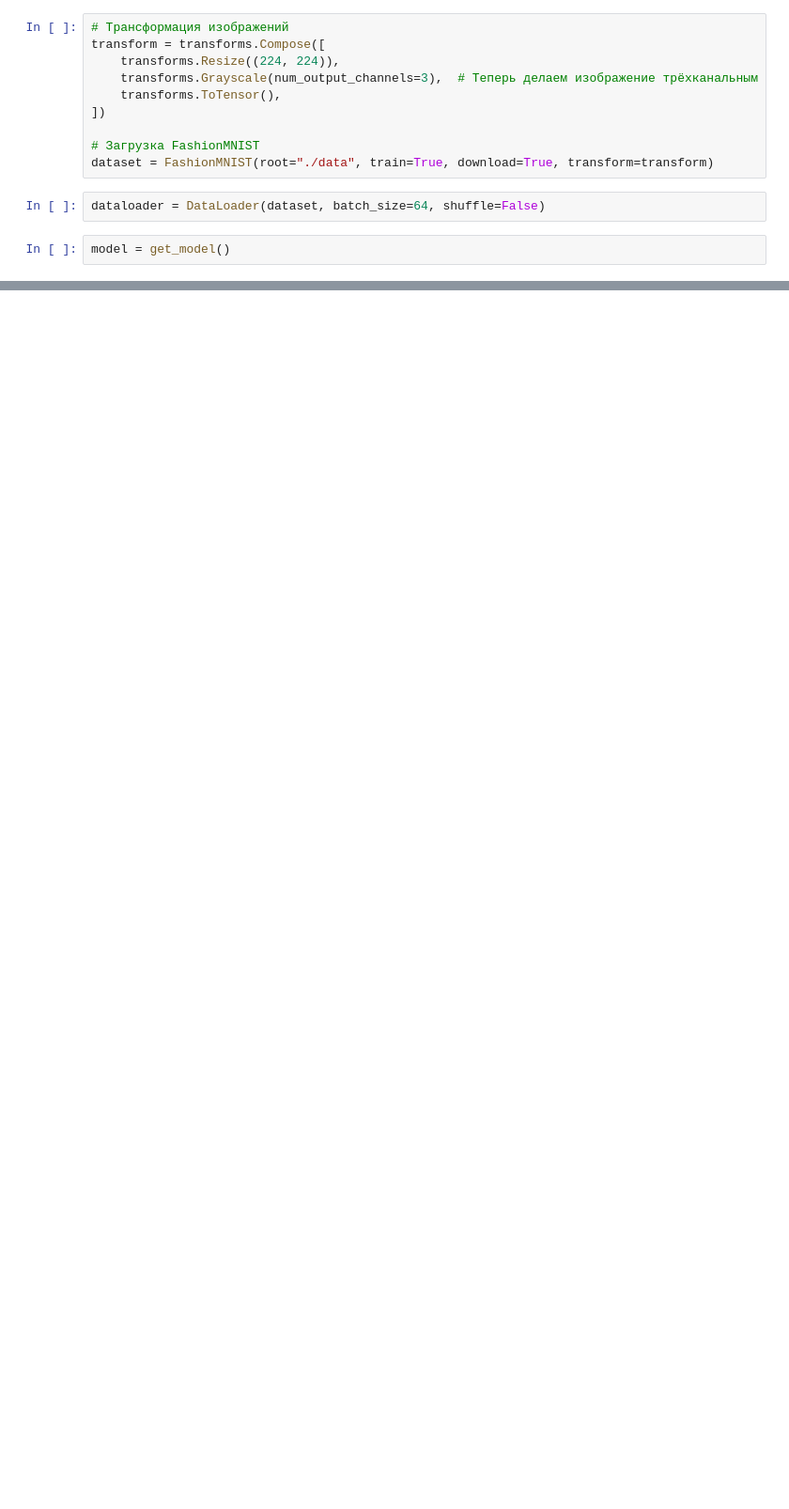
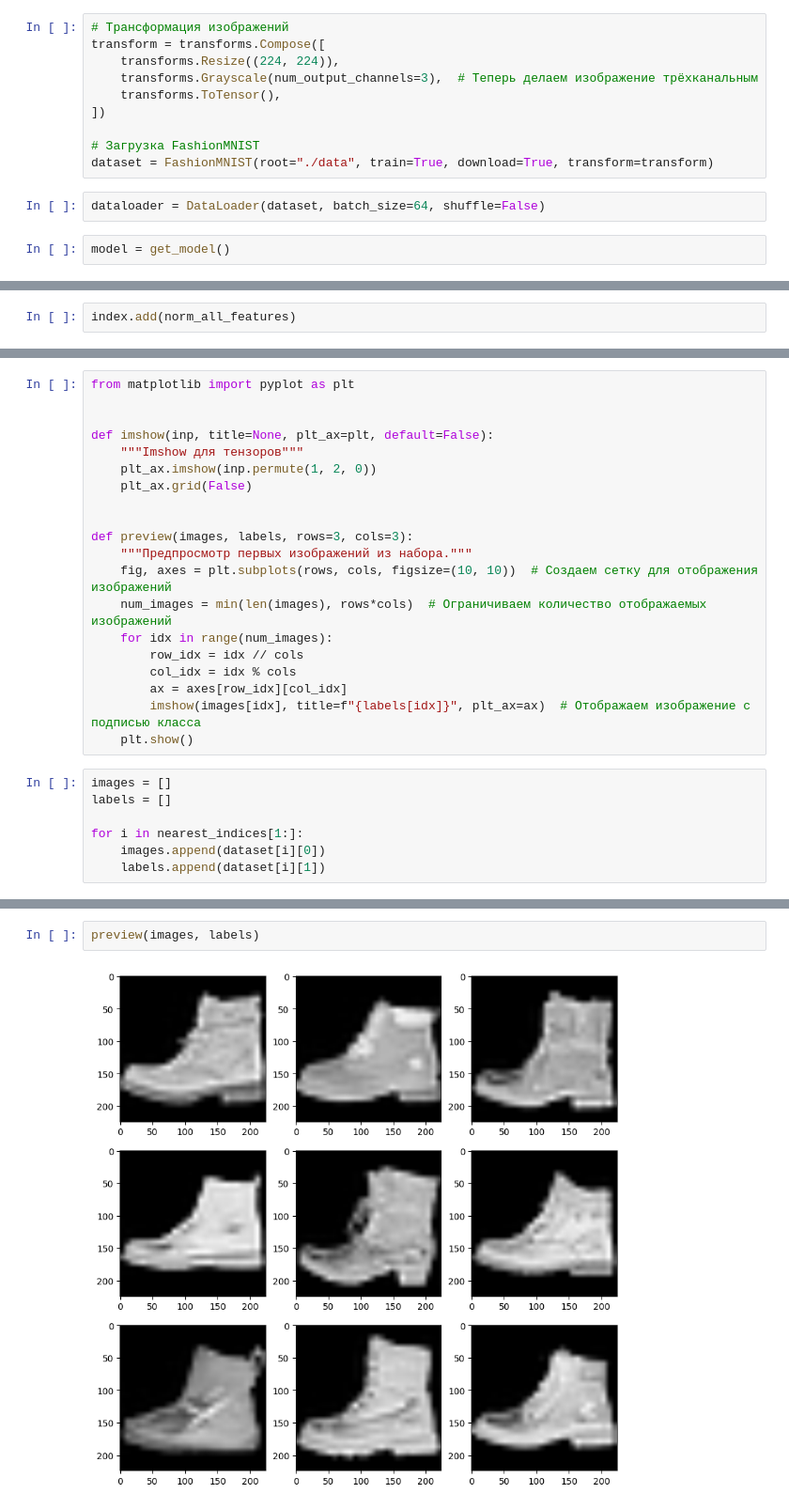
Before and after one commit to PHILIPP111007/ML, a Jupyter notebook: fashion/main.ipynb, the cells around one changed output, grey strips where cells are left out. Shown at 94% size. Cells and saved outputs as stored; diff of their text form; blank space fills up the shorter version.

```diff
--- a/fashion/main.ipynb
+++ b/fashion/main.ipynb
@@ -68,0 +119,2 @@ print("Количество классов:", len(np.unique(all_labels)))
+# %%
+index.add(norm_all_features)
@@ -68,0 +146,27 @@ print("Количество классов:", len(np.unique(all_labels)))
+# %%
+from matplotlib import pyplot as plt
+
+
+def imshow(inp, title=None, plt_ax=plt, default=False):
+    """Imshow для тензоров"""
+    plt_ax.imshow(inp.permute(1, 2, 0))
+    plt_ax.grid(False)
+
+
+def preview(images, labels, rows=3, cols=3):
+    """Предпросмотр первых изображений из набора."""
+    fig, axes = plt.subplots(rows, cols, figsize=(10, 10))  # Создаем сетку для отображения изображений
+    num_images = min(len(images), rows*cols)  # Ограничиваем количество отображаемых изображений
+    for idx in range(num_images):
+        row_idx = idx // cols
+        col_idx = idx % cols
+        ax = axes[row_idx][col_idx]
+        imshow(images[idx], title=f"{labels[idx]}", plt_ax=ax)  # Отображаем изображение с подписью класса
+    plt.show()
+# %%
+images = []
+labels = []
+
+for i in nearest_indices[1:]:
+    images.append(dataset[i][0])
+    labels.append(dataset[i][1])
@@ -68,0 +180,4 @@ print("Количество классов:", len(np.unique(all_labels)))
+# %%
+preview(images, labels)
+# %% [output]
+[figure, added]
```
Also changed, not shown: parts of 18 cells of this notebook.
